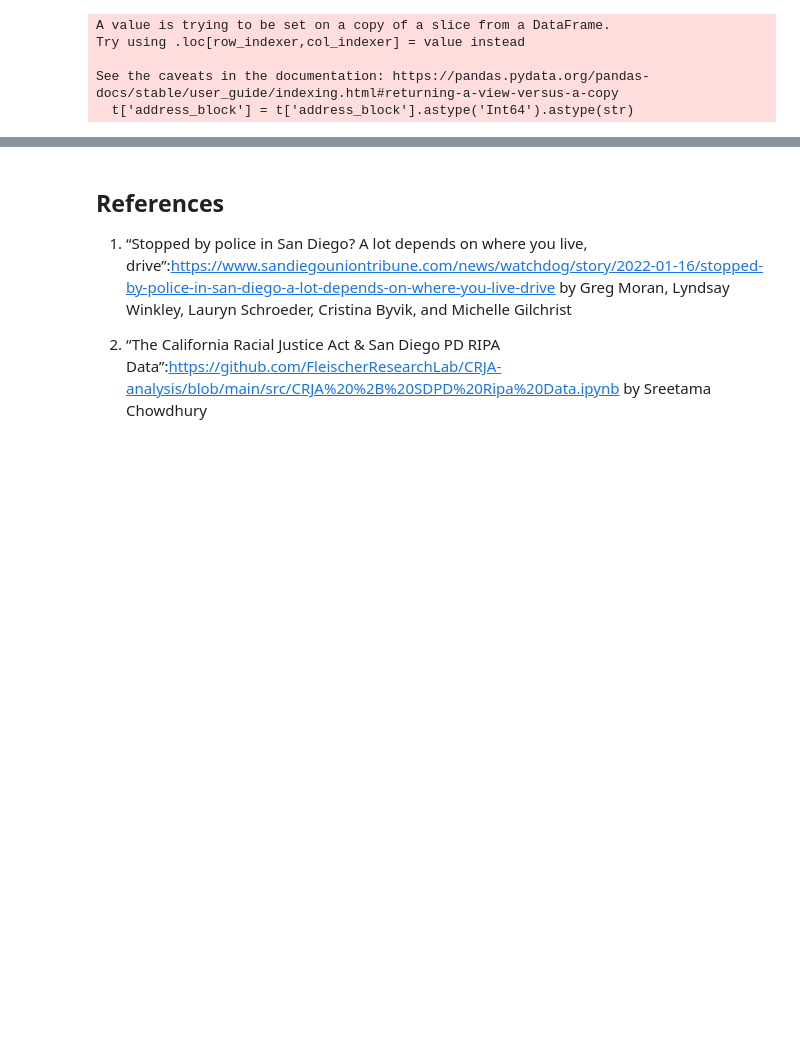
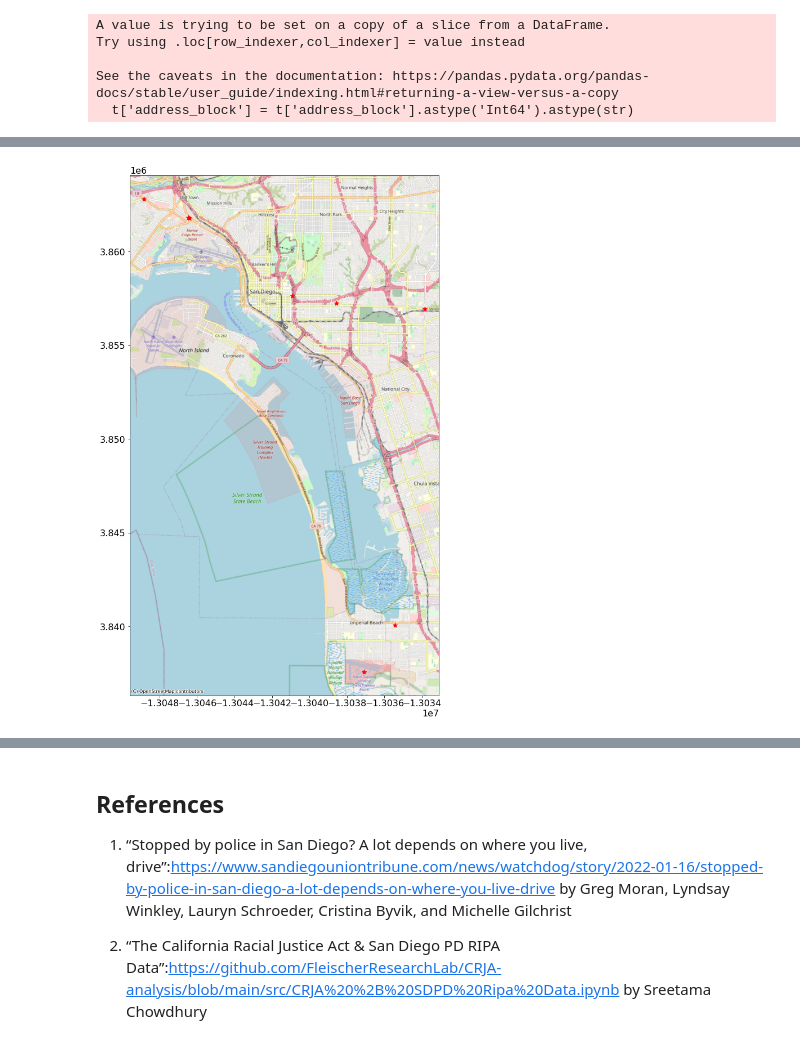
Before and after one commit to FleischerResearchLab/CRJA-analysis, a Jupyter notebook: src/Advanced Analysis of CRJA.ipynb, the cells around one changed output, grey strips where cells are left out. Drawn from its saved outputs; the diff is of its cells as text; code cells hidden in the pictures; blank space fills up the shorter version.

```diff
--- a/src/Advanced Analysis of CRJA.ipynb
+++ b/src/Advanced Analysis of CRJA.ipynb
@@ -396,2 +349,12 @@ beat_df
 # %% [markdown]
 #### Geo-Location
+# %%
+import geopandas as gpd
+import matplotlib.pyplot as plt
+plt.rcParams['figure.figsize'] = (17, 17)
+plt.rcParams.update({'font.size': 16})
+from mpl_toolkits.axes_grid1 import make_axes_locatable
+import seaborn as sns
+import shapely.geometry as shp
+from shapely.geometry import Point
+import contextily as ctx
@@ -432,10 +456,9 @@ encamp = ["2500 Sports Arena Blvd San Diego", "2600 Sports Arena Blvd San Diego"
          "16th street San Diego", "17th street San Diego", "Imperial street San Diego",
           "Market street San Diego", "G street San Diego"]
 
-dest = []
+encamp_lon = []
+encamp_lat = []
 for x in encamp:
-    lat = geolocator.geocode(x).latitude
-    lon = geolocator.geocode(x).longitude
-    dest.append([lon, lat])
-
-dest
+    encamp_lat.append(geolocator.geocode(x).latitude)
+    encamp_lon.append(geolocator.geocode(x).longitude)
+encamp_geo = [Point(xy) for xy in zip(encamp_lon, encamp_lat)]
@@ -450,0 +467,4 @@ dest
+# %%
+sd_map = gpd.read_file('san_diego_boundary_datasd.shp', bbox=None, mask=None, rows=None)
+encamp_df = gpd.GeoDataFrame(geometry = encamp_geo)
+sd_map
@@ -450,0 +478,14 @@ dest
+# %%
+sd_map.crs = {'init':"epsg:4326"}
+encamp_df.crs = {'init':"epsg:4326"}
+
+sd_map = sd_map.to_crs(epsg=3857)
+encamp_df = encamp_df.to_crs(epsg=3857)
+ax = sd_map.plot(alpha=0.35, color='#d66058', zorder=1)
+ax = gpd.GeoSeries(sd_map['geometry'].unary_union).boundary.plot(ax=ax, alpha=0.5, color="#ed2518",zorder=2)
+
+ax = encamp_df.plot(ax = ax, markersize = 70, color = 'red',marker = '*',label = 'San Diego', zorder=3)
+ctx.add_basemap(ax, crs=encamp_df.crs.to_string(), source=ctx.providers.OpenStreetMap.Mapnik)
+plt.show()
+# %% [output]
+[figure, added]
```
Also changed, not shown: parts of 36 cells of this notebook.
